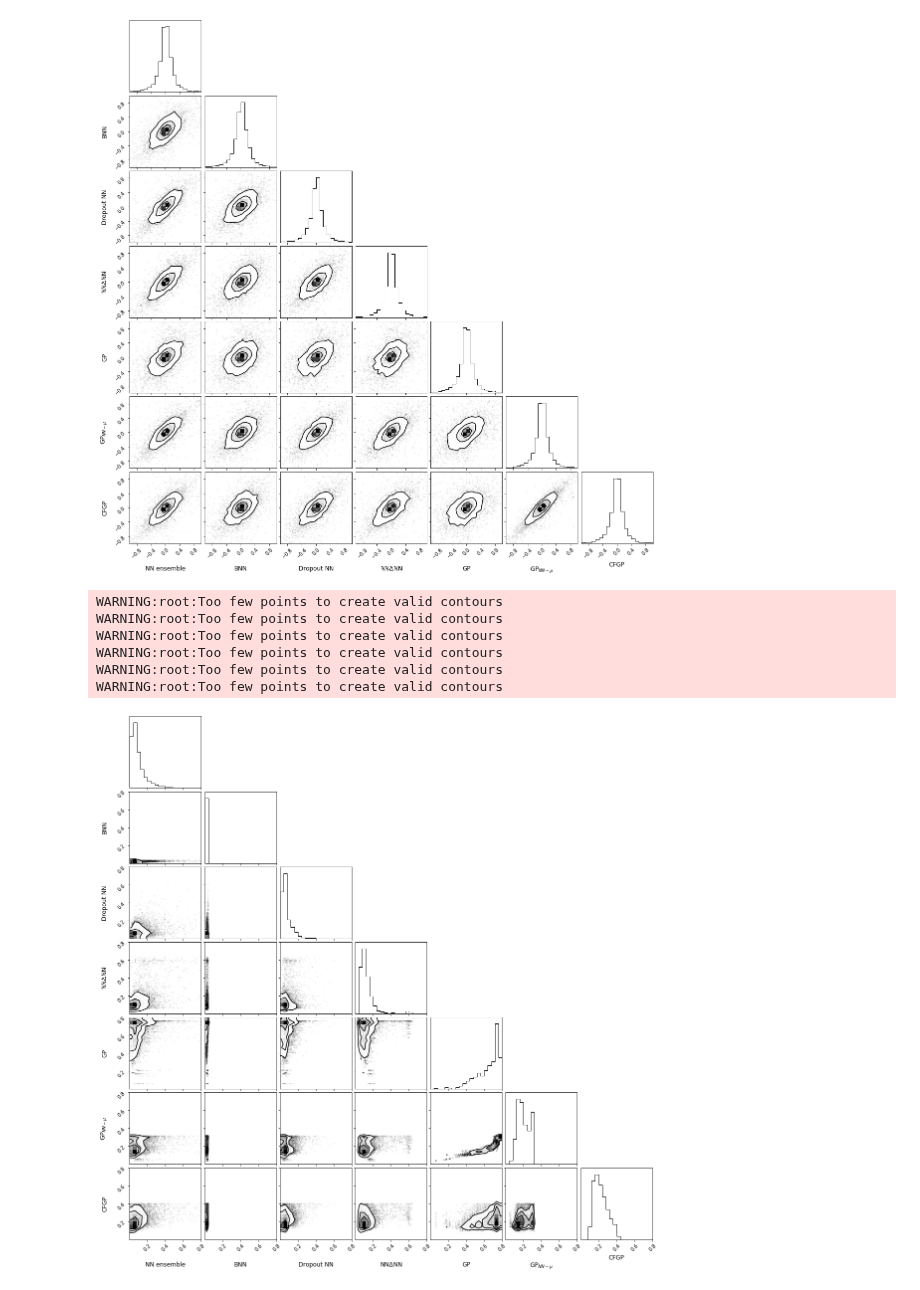
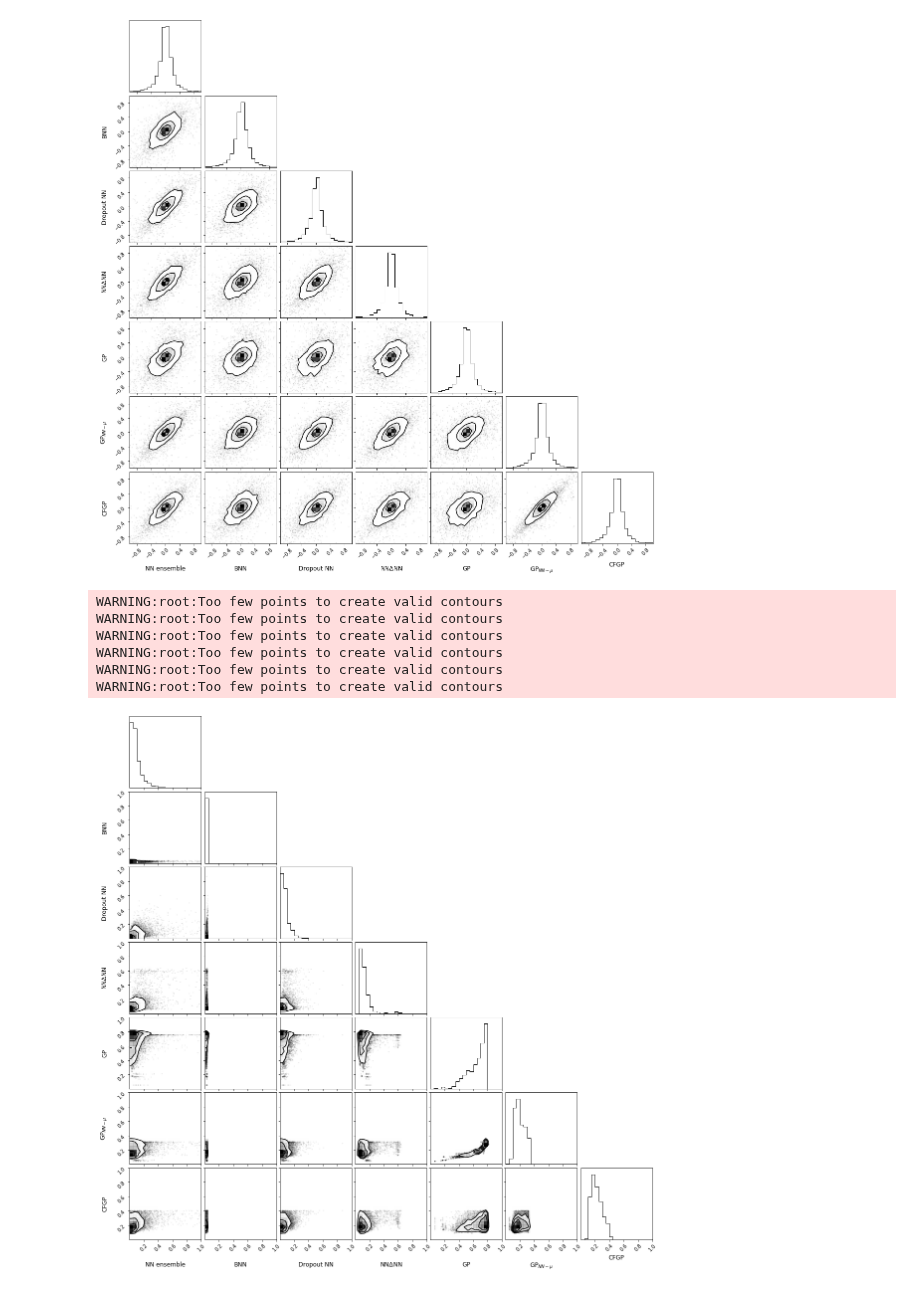
Before and after one commit to ulissigroup/uncertainty_benchmarking, a Jupyter notebook: paper/figures/corners/corner_plots.ipynb, the cells around one changed output. Saved outputs shown, nothing was run; the diff lists cells and outputs as text; code cells hidden in the pictures.

Commit message:
Widen plot range for stdev corner plot

```diff
--- a/paper/figures/corners/corner_plots.ipynb
+++ b/paper/figures/corners/corner_plots.ipynb
@@ -48,26 +48,26 @@ plt.savefig('residual_correlations.pdf', dpi=300)
 # %%
 %matplotlib inline
 import matplotlib.pyplot as plt
 import corner
 
 
 # Configs
 plt.rcParams['axes.labelsize'] = 12
 plt.rcParams['axes.titlesize'] = 12
-lims = (0, 0.8)
+lims = (0, 1)
 
 # Plot
 resid_figs = corner.corner(stdevs,
                            range=[lims for _ in data_locations],
                           )
 
 # Save
 plt.savefig('stdev_correlations.pdf', dpi=300)
 # %% [output]
 WARNING:root:Too few points to create valid contours
 WARNING:root:Too few points to create valid contours
 WARNING:root:Too few points to create valid contours
 WARNING:root:Too few points to create valid contours
 WARNING:root:Too few points to create valid contours
 WARNING:root:Too few points to create valid contours
-[figure, old version]
+[figure, new version]
```
Also changed, not shown: 1 other file.
